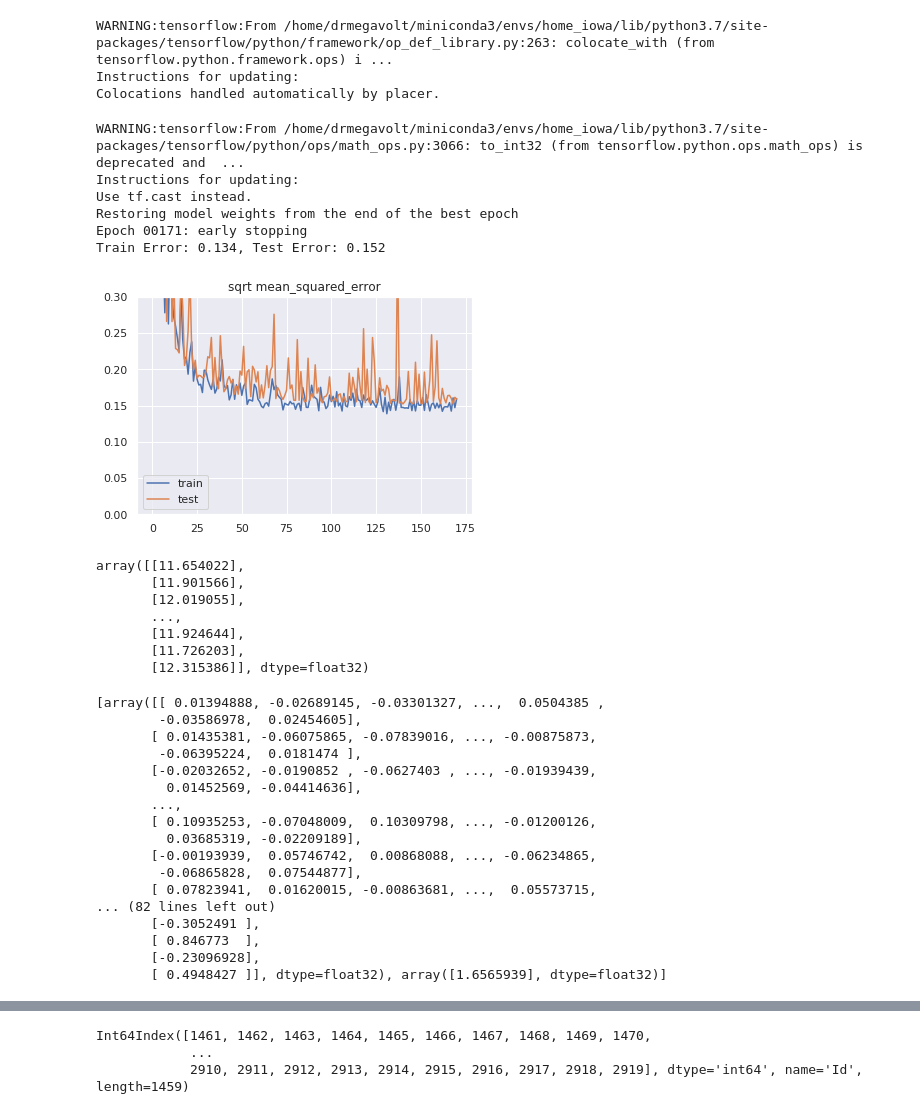
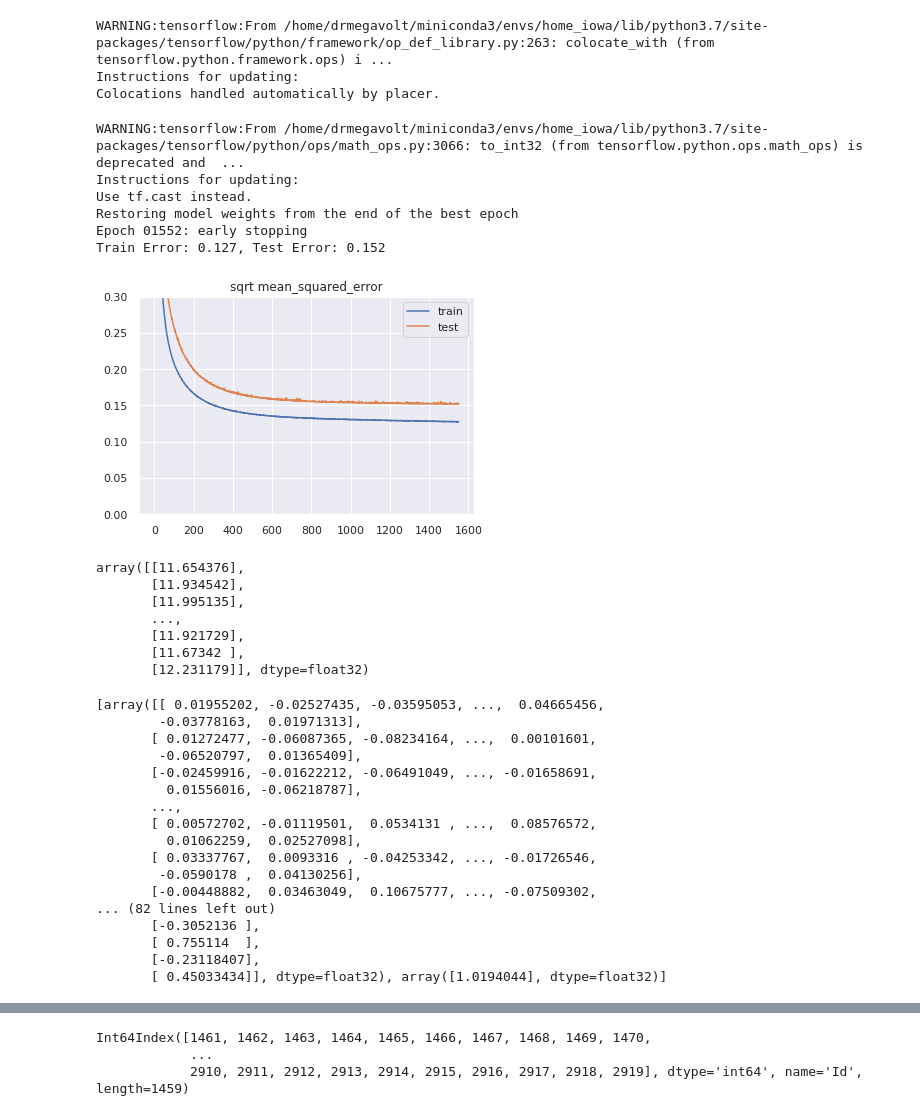
Before and after one commit to DrMegavolt/kaggle_house_iowa, a Jupyter notebook: TF_model.ipynb, the cells around one changed output, grey strips where cells are left out. Saved outputs shown, nothing was run; the diff lists cells and outputs as text; code cells hidden in the pictures.

```diff
--- a/TF_model.ipynb
+++ b/TF_model.ipynb
@@ -35,7 +36,7 @@ test = pd.read_csv('test.csv',index_col='Id')
 test_ids = test.index
 y_train = np.log(train['SalePrice'])
 np.random.seed(1)
-
+random.seed(1)
 total_bath= lambda x: x.FullBath+x.HalfBath*0.5 +x.BsmtHalfBath*0.5+x.BsmtFullBath
 
 
@@ -51,7 +52,7 @@ bath_pipeline = Pipeline([
 important_columns = [
     'GrLivArea', 'YearBuilt', 'OverallQual','MSSubClass',
     'Neighborhood', 'SaleType', 'BldgType','LotFrontage','GarageCars',
-    'PoolQC'
+    'PoolQC', 'BsmtQual','ExterQual', 'KitchenQual'
 ]
 # No improovement
 # 'BldgType'
@@ -63,7 +64,9 @@ oqdt = DummiesTransformer(column='OverallQual', keys=range(1,11))
 neigbTrans = DummiesTransformer(column='Neighborhood', keys=["Blmngtn", "Blueste", "BrDale", "BrkSide", "ClearCr", "CollgCr", "Crawfor", "Edwards", "Gilbert", "IDOTRR", "MeadowV", "Mitchel", "Names", "NoRidge", "NPkVill", "NridgHt", "NWAmes", "OldTown", "SWISU", "Sawyer", "SawyerW", "Somerst", "StoneBr", "Timber", "Veenker"])
 bdTypeTrans= DummiesTransformer(column='BldgType', keys=['1Fam' ,'TwnhsE', 'Twnhs', 'Duplex', '2fmCon'])
 saleTypeTrans= DummiesTransformer(column='SaleType', keys=["WD","CWD","VWD","New","COD","Con","ConLw","ConLI","ConLD","Oth"])
-
+bsmtQualTrans = DummiesTransformer(column='BsmtQual', keys=['Ex','Gd','TA','Fa','Po','None'])
+extQualTrans = DummiesTransformer(column='ExterQual', keys=['Ex','Gd','TA','Fa','Po','None'])
+kitQualTrans = DummiesTransformer(column='KitchenQual', keys=['Ex','Gd','TA','Fa','Po','None'])
 core_pipeline = Pipeline(
     [('SelectColumns', cs),
      ('DummiesMSSubClass', scdt),
@@ -72,9 +75,13 @@ core_pipeline = Pipeline(
      ('DummiesSaleType', saleTypeTrans),
      ('DummiesBldgType',bdTypeTrans),
      ('fillNaAsZero', FillNA(columns=['LotFrontage','GarageCars'], fill_value=0)),
+     ('fillNaAsNone', FillNA(columns=['BsmtQual','ExterQual','KitchenQual'], fill_value='None')),
      ('LogLotFrontage', ApplyTransformer(fn=lambda x:np.log1p(x.LotFrontage), name='LotFrontage')),
      ('LogGrLivArea', ApplyTransformer(fn=lambda x:np.log1p(x.GrLivArea), name='GrLivArea')),
      ('PoolQC_Exists', ApplyTransformer(fn=lambda x:0 if (pd.isnull(x['PoolQC'])) else 1, name='PoolQC')),
+     ('BsmtQualTrans', bsmtQualTrans),
+     ('ExtQualTrans', extQualTrans),
+     ('kitQualTrans', kitQualTrans)
     ])
 
 pp = PandasFeatureUnion([
@@ -115,7 +122,7 @@ model.add(Dense(50, activation='relu', kernel_initializer='normal') )
 # model.add(Dropout(rate=0.05))
 model.add(Dense(1, activation='linear'))
 
-optimizer = keras.optimizers.SGD() #Adam(lr=0.0015);
+optimizer = keras.optimizers.SGD(lr=0.001) #Adam(lr=0.0015);
 # compile model
 model.compile(loss='mean_squared_error', optimizer=optimizer)
 # %% [output]
@@ -125,30 +132,37 @@ Colocations handled automatically by placer.
 # %%
 
 trainX, testX, trainy, testy = train_test_split(X_train,
                                                     y_train,
                                                     test_size=0.2,
                                                     random_state=1)
 scaler = preprocessing.MinMaxScaler(feature_range=(0, 1))
 scaler.fit(trainX)
 trainX= scaler.transform(trainX)
 testX= scaler.transform(testX)
 testData = X_test
 X_test=scaler.transform(X_test)
 # fit model
-early_stop = keras.callbacks.EarlyStopping(monitor='val_loss', min_delta=0.0001, patience=30, verbose=1, mode='auto', baseline=None, restore_best_weights=True)
-tb_callback =keras.callbacks.TensorBoard(log_dir='./logs', histogram_freq=0, batch_size=32, write_graph=True, write_grads=True, write_images=True, embeddings_freq=0, embeddings_layer_names=None, embeddings_metadata=None, embeddings_data=None, update_freq='epoch')
+early_stop = keras.callbacks.EarlyStopping(monitor='val_loss', min_delta=0.00001,
+                                           patience=60, verbose=1, mode='auto',
+                                           baseline=None, restore_best_weights=True)
+tb_callback =keras.callbacks.TensorBoard(log_dir='./logs', histogram_freq=0,
+                                         batch_size=32, write_graph=True,
+                                         write_grads=True, write_images=True,
+                                         embeddings_freq=0, embeddings_layer_names=None,
+                                         embeddings_metadata=None, embeddings_data=None,
+                                         update_freq='epoch')
 history = model.fit(trainX, trainy, validation_data=(testX, testy),
                     epochs=3000, verbose=0, batch_size=32, callbacks=[early_stop, tb_callback])
 
 drawTFModel(history, model, trainX, trainy, testX, testy)
 # %% [output]
 WARNING:tensorflow:From /home/drmegavolt/miniconda3/envs/home_iowa/lib/python3.7/site-packages/tensorflow/python/ops/math_ops.py:3066: to_int32 (from tensorflow.python.ops.math_ops) is deprecated and  ...
 Instructions for updating:
 Use tf.cast instead.
 Restoring model weights from the end of the best epoch
-Epoch 00171: early stopping
-Train Error: 0.134, Test Error: 0.152
+Epoch 01552: early stopping
+Train Error: 0.127, Test Error: 0.152
-[figure, old version]
+[figure, new version]
 # %%
 result = model.predict(X_test)
 dfR = pd.DataFrame(test_ids,columns=['Id'])
@@ -157,33 +171,33 @@ dfR.to_csv('predictions.csv',index = None, header=True)
 # %%
 result
 # %% [output]
-array([[11.654022],
-       [11.901566],
-       [12.019055],
+array([[11.654376],
+       [11.934542],
+       [11.995135],
        ...,
-       [11.924644],
-       [11.726203],
-       [12.315386]], dtype=float32)
+       [11.921729],
+       [11.67342 ],
+       [12.231179]], dtype=float32)
 # %%
 print(model.get_weights())
 # %% [output]
-[array([[ 0.01394888, -0.02689145, -0.03301327, ...,  0.0504385 ,
-        -0.03586978,  0.02454605],
-       [ 0.01435381, -0.06075865, -0.07839016, ..., -0.00875873,
-        -0.06395224,  0.0181474 ],
-       [-0.02032652, -0.0190852 , -0.0627403 , ..., -0.01939439,
-         0.01452569, -0.04414636],
+[array([[ 0.01955202, -0.02527435, -0.03595053, ...,  0.04665456,
+        -0.03778163,  0.01971313],
+       [ 0.01272477, -0.06087365, -0.08234164, ...,  0.00101601,
+        -0.06520797,  0.01365409],
+       [-0.02459916, -0.01622212, -0.06491049, ..., -0.01658691,
+         0.01556016, -0.06218787],
        ...,
-       [ 0.10935253, -0.07048009,  0.10309798, ..., -0.01200126,
-         0.03685319, -0.02209189],
-       [-0.00193939,  0.05746742,  0.00868088, ..., -0.06234865,
-        -0.06865828,  0.07544877],
-       [ 0.07823941,  0.01620015, -0.00863681, ...,  0.05573715,
+       [ 0.00572702, -0.01119501,  0.0534131 , ...,  0.08576572,
+         0.01062259,  0.02527098],
+       [ 0.03337767,  0.0093316 , -0.04253342, ..., -0.01726546,
+        -0.0590178 ,  0.04130256],
+       [-0.00448882,  0.03463049,  0.10675777, ..., -0.07509302,
 ... (82 lines left out)
-       [-0.3052491 ],
-       [ 0.846773  ],
-       [-0.23096928],
-       [ 0.4948427 ]], dtype=float32), array([1.6565939], dtype=float32)]
+       [-0.3052136 ],
+       [ 0.755114  ],
+       [-0.23118407],
+       [ 0.45033434]], dtype=float32), array([1.0194044], dtype=float32)]
 # %%
 df=train
 # %%
```
Also changed, not shown: parts of 4 cells of this notebook, 2 other files.
